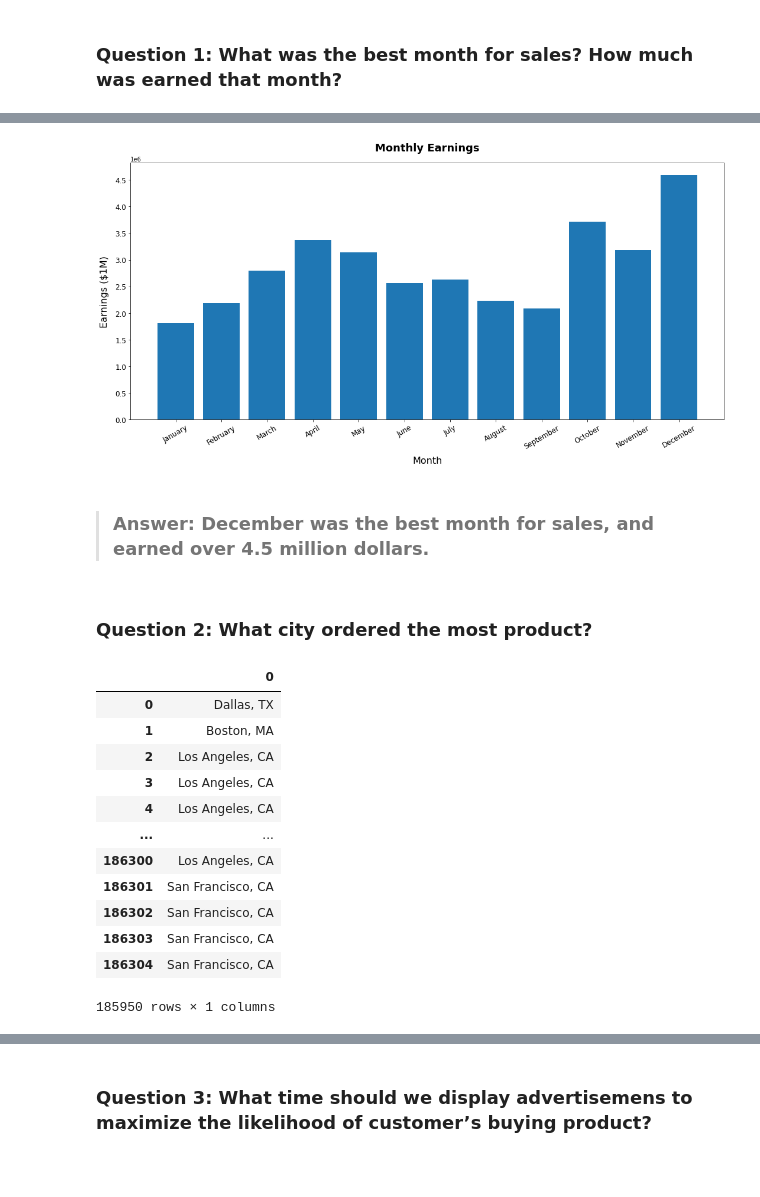
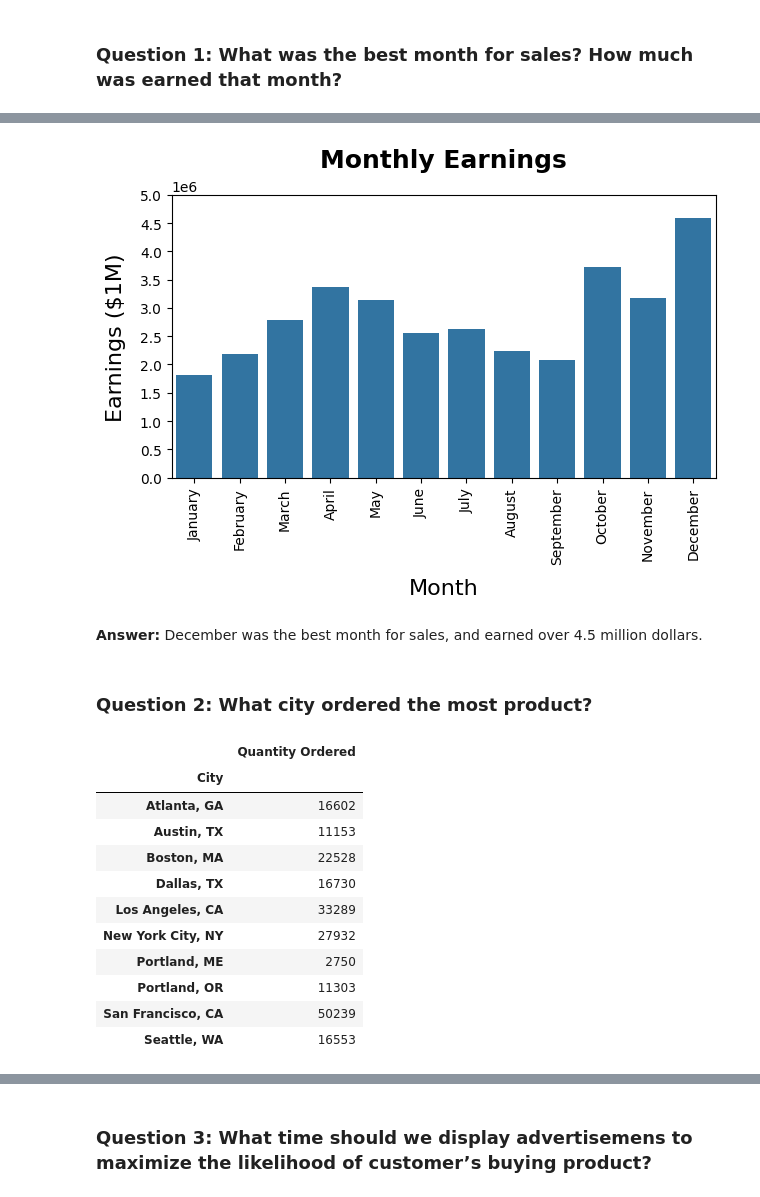
Before and after one commit to OsaMusa/sales-data-analysis, a Jupyter notebook: sales_data_analysis.ipynb, the cells around one changed output, grey strips where cells are left out. Saved outputs shown, nothing was run; the diff lists cells and outputs as text; code cells hidden in the pictures; blank space fills up the shorter version.

```diff
--- a/sales_data_analysis.ipynb
+++ b/sales_data_analysis.ipynb
@@ -100,8 +89,14 @@ dtype: object
 # %% [markdown]
 ## Data Exploration
 # %%
-# This function provides the highest tick in each graph
+
 def last_tick(num, step):
-    return int(np.ceil(num/step)) * step + 1
+    """
+    This function provides the highest tick in each graph.
+    """
+
+    stop = int(np.ceil(num/step)) * step + 1
+
+    return np.arange(0, stop, step)
 # %% [markdown]
 ### Question 1: What was the best month for sales? How much was earned that month?
@@ -125,0 +103,9 @@ monthly_sales_df
+# %%
+
+monthly_sales_df = all_data[['Order Date', 'Quantity Ordered', 'Price Each']]
+
+monthly_sales_df.insert(1, 'Order Month', monthly_sales_df['Order Date'].dt.month)
+
+monthly_sales_df = monthly_sales_df.groupby('Order Month').sum(numeric_only=True)
+
+monthly_sales_df
@@ -133,33 +134,43 @@ Index(['January', 'February', 'March', 'April', 'May', 'June', 'July',
 # %%
-plt.figure(1, figsize=(18,8))
-plt.title('Monthly Earnings', fontdict={'fontsize':18, 'fontweight':'bold'}, pad=20)
-plt.xlabel('Month', fontdict={'fontsize':16}, labelpad=10)
-plt.ylabel('Earnings ($1M)', fontdict={'fontsize':16}, labelpad=10)
-plt.xticks(fontsize=12, rotation=30)
-plt.yticks(ticks=np.arange(0, last_tick(monthly_sales_df['Price Each'].max(), 500000),step=500000),fontsize=12)
-plt.bar(months.month_name(), monthly_sales_df['Price Each'])
+fig = sns.barplot(x=months.month_name(), y=monthly_sales_df['Price Each'])
+
+fig.set_title('Monthly Earnings', fontdict={'fontsize':18, 'fontweight':'bold'}, pad=20)
+fig.set_xlabel('Month', fontdict={'fontsize':16}, labelpad=10)
+fig.set_ylabel('Earnings ($1M)', fontdict={'fontsize':16}, labelpad=10)
+
+fig.set_xticks(months.month_name())
+fig.set_xticklabels(months.month_name(), rotation=90)
+
+fig.set_yticks(ticks=last_tick(monthly_sales_df['Price Each'].max(), 500000))
+
+plt.tight_layout()
 plt.show()
 # %% [output]
-[figure, old version]
+[figure, new version]
 # %% [markdown]
->### **Answer:** December was the best month for sales, and earned over 4.5 million dollars.
+**Answer:** December was the best month for sales, and earned over 4.5 million dollars.
 # %% [markdown]
 ### Question 2: What city ordered the most product?
 # %%
-addresses = all_data['Purchase Address']
-city = addresses.str.extract(r'^[^,]+,\s*([^,]+,\s[A-Z]{2})')
-city
+cities_df = all_data[['Purchase Address', 'Quantity Ordered']]
+
+cities = cities_df['Purchase Address'].str.extract(r'^[^,]+,\s*([^,]+,\s[A-Z]{2})')
+
+cities_df.insert(1, 'City', cities)
+
+cities_df = cities_df.groupby('City').sum(numeric_only=True)
+
+cities_df
 # %% [output]
-|  | 0 |
-| 0 | Dallas, TX |
-| 1 | Boston, MA |
-| 2 | Los Angeles, CA |
-| 3 | Los Angeles, CA |
-| 4 | Los Angeles, CA |
-| ... | ... |
-| 186300 | Los Angeles, CA |
-| 186301 | San Francisco, CA |
-| 186302 | San Francisco, CA |
-| 186303 | San Francisco, CA |
-| 186304 | San Francisco, CA |
+|  | Quantity Ordered |
+| City |  |
+| Atlanta, GA | 16602 |
+| Austin, TX | 11153 |
+| Boston, MA | 22528 |
+| Dallas, TX | 16730 |
+| Los Angeles, CA | 33289 |
+| New York City, NY | 27932 |
+| Portland, ME | 2750 |
+| Portland, OR | 11303 |
+| San Francisco, CA | 50239 |
+| Seattle, WA | 16553 |
-185950 rows × 1 columns
```
Also changed, not shown: parts of 27 cells of this notebook.
